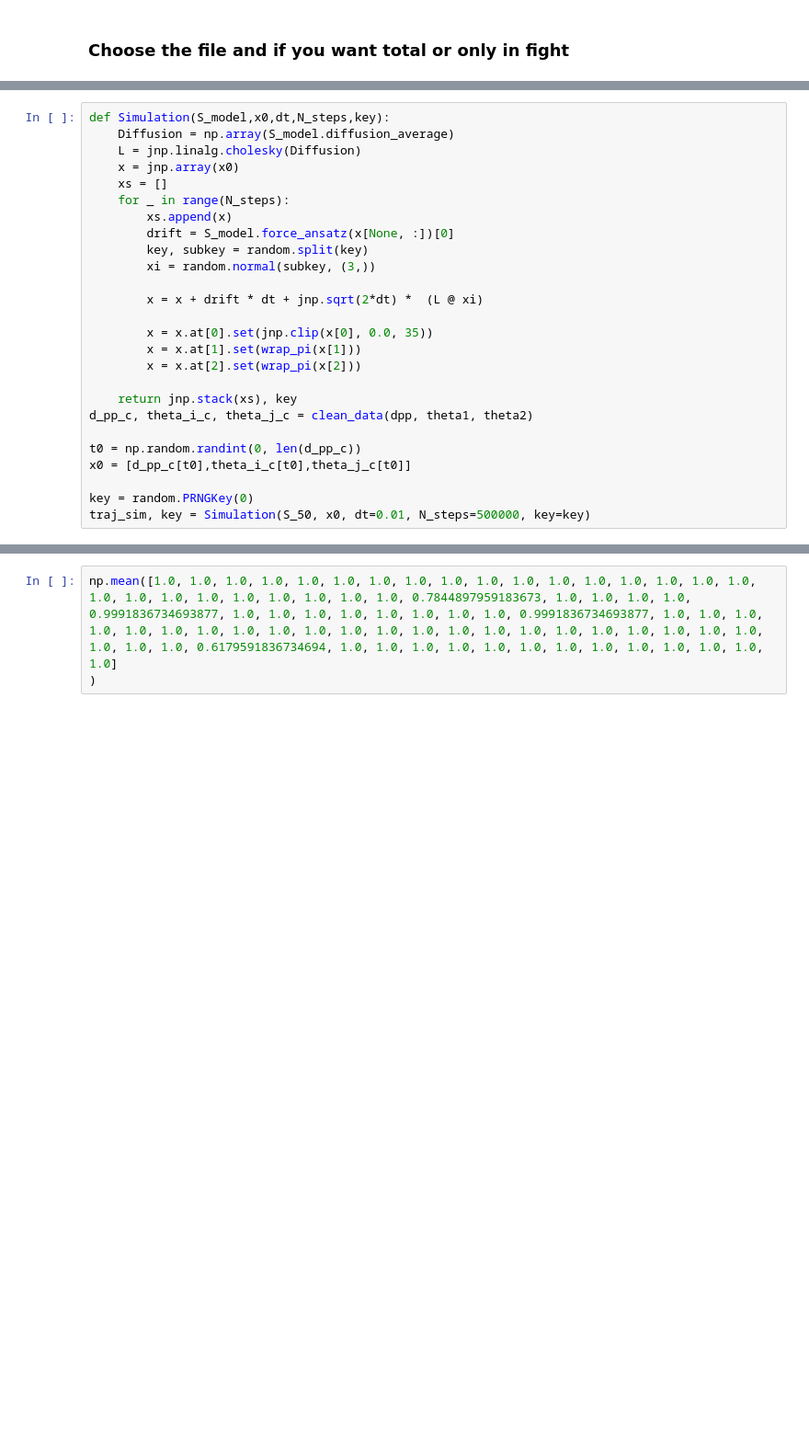
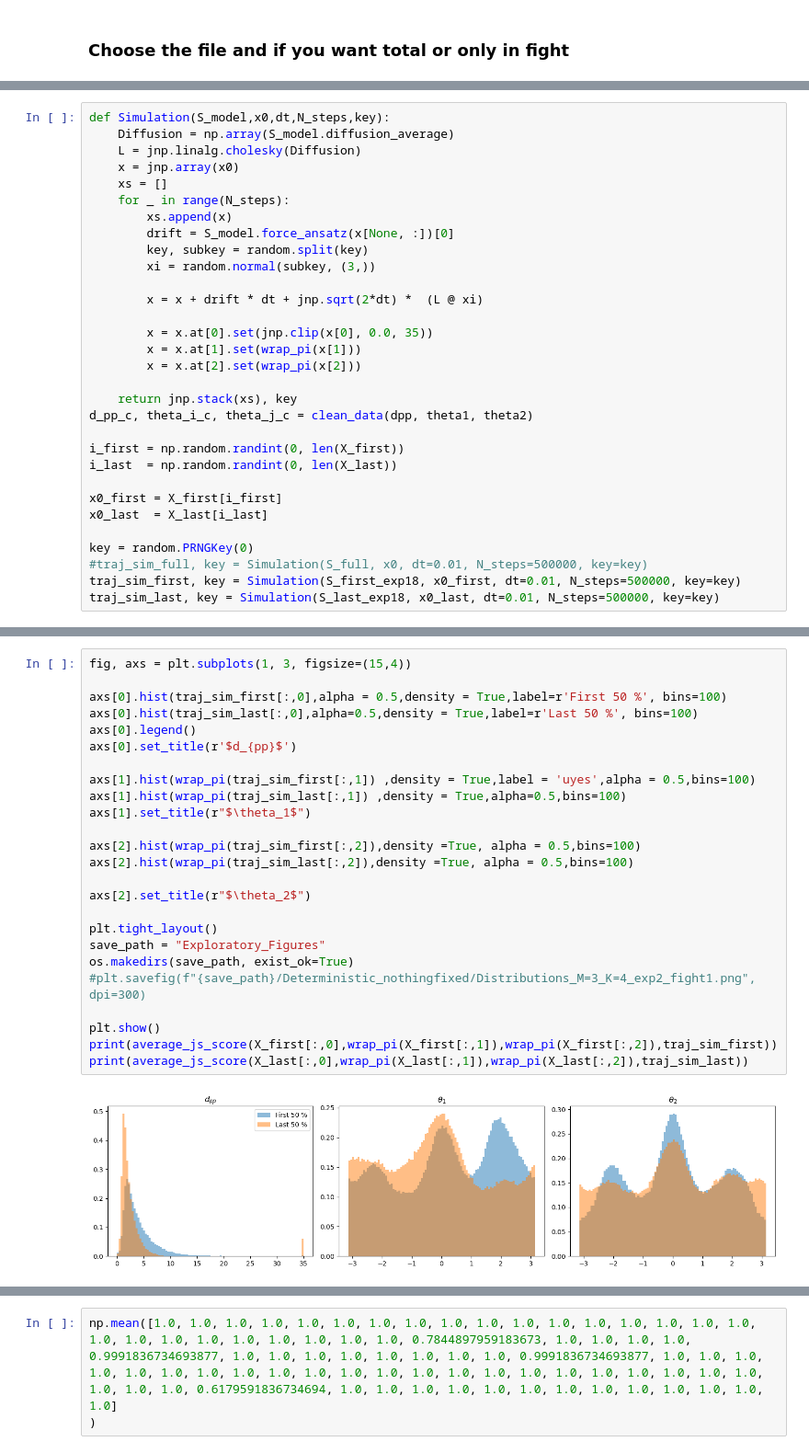
Before and after one commit to Marindevandijk/Thesis-clean, a Jupyter notebook: notebook_exploratory/01_overdamped_exploration.ipynb, the cells around one changed output, grey strips where cells are left out. Shown at 92% size. Cells and saved outputs as stored; diff of their text form; blank space fills up the shorter version.

```diff
--- a/notebook_exploratory/01_overdamped_exploration.ipynb
+++ b/notebook_exploratory/01_overdamped_exploration.ipynb
@@ -346,8 +397,13 @@ def Simulation(S_model,x0,dt,N_steps,key):
     return jnp.stack(xs), key
 d_pp_c, theta_i_c, theta_j_c = clean_data(dpp, theta1, theta2)
 
-t0 = np.random.randint(0, len(d_pp_c))
-x0 = [d_pp_c[t0],theta_i_c[t0],theta_j_c[t0]]
+i_first = np.random.randint(0, len(X_first))
+i_last  = np.random.randint(0, len(X_last))
+
+x0_first = X_first[i_first]
+x0_last  = X_last[i_last]
 
 key = random.PRNGKey(0)
-traj_sim, key = Simulation(S_50, x0, dt=0.01, N_steps=500000, key=key)
+#traj_sim_full, key = Simulation(S_full, x0, dt=0.01, N_steps=500000, key=key)
+traj_sim_first, key = Simulation(S_first_exp18, x0_first, dt=0.01, N_steps=500000, key=key)
+traj_sim_last, key = Simulation(S_last_exp18, x0_last, dt=0.01, N_steps=500000, key=key)
@@ -369,0 +410,27 @@ def average_js_score(real_dpp, real_t1, real_t2, traj_sim):
+# %%
+fig, axs = plt.subplots(1, 3, figsize=(15,4))
+
+axs[0].hist(traj_sim_first[:,0],alpha = 0.5,density = True,label=r'First 50 %', bins=100)
+axs[0].hist(traj_sim_last[:,0],alpha=0.5,density = True,label=r'Last 50 %', bins=100)
+axs[0].legend()
+axs[0].set_title(r'$d_{pp}$')
+
+axs[1].hist(wrap_pi(traj_sim_first[:,1]) ,density = True,label = 'uyes',alpha = 0.5,bins=100)
+axs[1].hist(wrap_pi(traj_sim_last[:,1]) ,density = True,alpha=0.5,bins=100)
+axs[1].set_title(r"$\theta_1$")
+
+axs[2].hist(wrap_pi(traj_sim_first[:,2]),density =True, alpha = 0.5,bins=100)
+axs[2].hist(wrap_pi(traj_sim_last[:,2]),density =True, alpha = 0.5,bins=100)
+
+axs[2].set_title(r"$\theta_2$")
+
+plt.tight_layout()
+save_path = "Exploratory_Figures"
+os.makedirs(save_path, exist_ok=True)
+#plt.savefig(f"{save_path}/Deterministic_nothingfixed/Distributions_M=3_K=4_exp2_fight1.png", dpi=300)
+
+plt.show()
+print(average_js_score(X_first[:,0],wrap_pi(X_first[:,1]),wrap_pi(X_first[:,2]),traj_sim_first))
+print(average_js_score(X_last[:,0],wrap_pi(X_last[:,1]),wrap_pi(X_last[:,2]),traj_sim_last))
+# %% [output]
+[figure, added]
```
Also changed, not shown: parts of 53 cells of this notebook, 17 other files.
